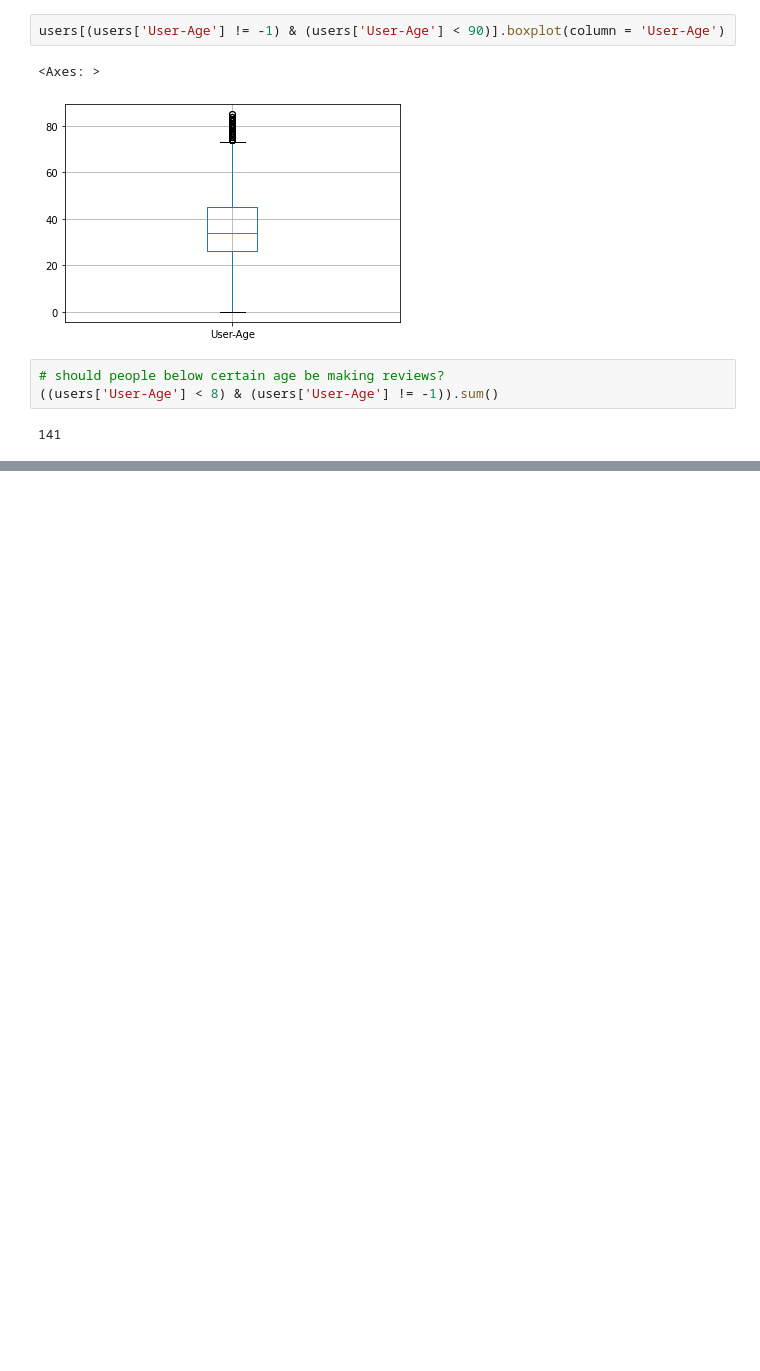
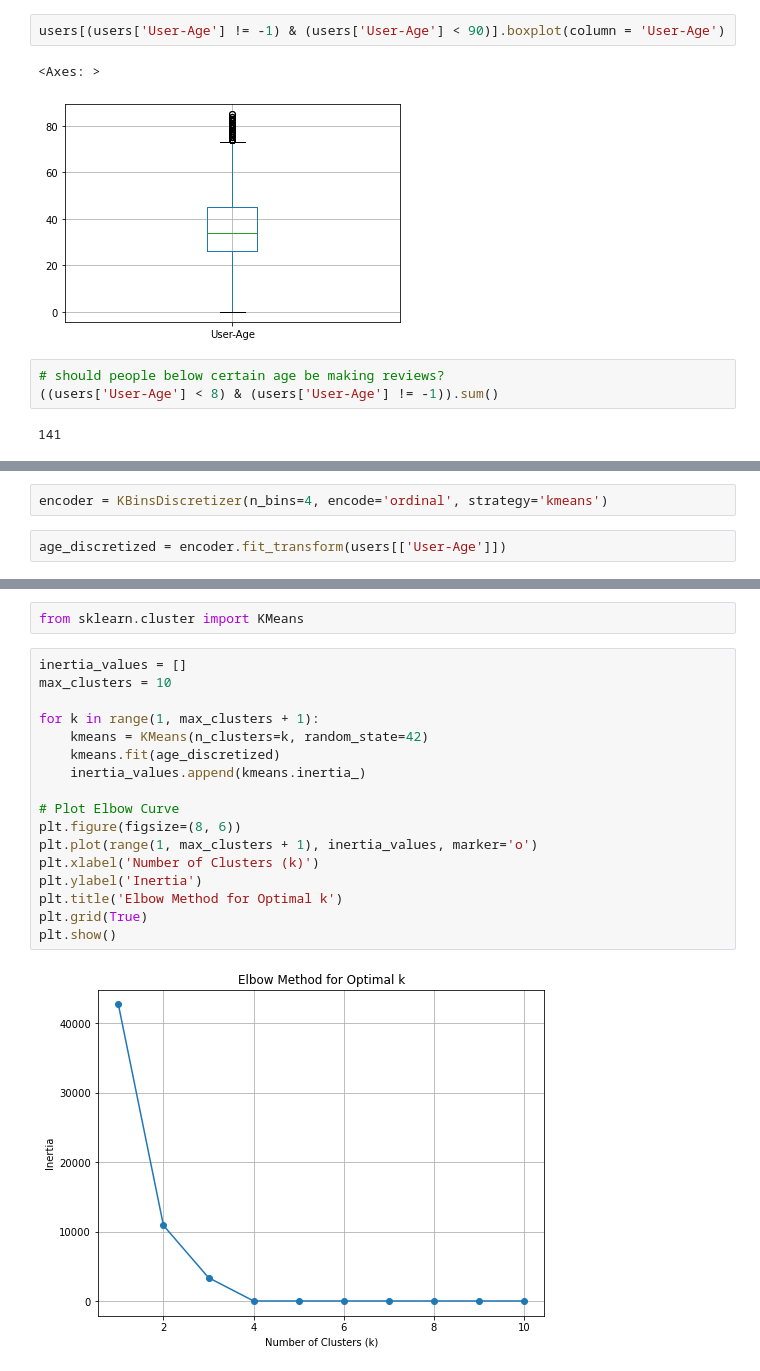
Before and after one commit to caseynator123/EDP_assigment2, a Jupyter notebook: preprocessing/preprocessing_user.ipynb, the cells around one changed output, grey strips where cells are left out. Drawn from its saved outputs; the diff is of its cells as text; blank space fills up the shorter version.

```diff
--- a/preprocessing/preprocessing_user.ipynb
+++ b/preprocessing/preprocessing_user.ipynb
@@ -496,0 +598,4 @@ users[(users['User-Age'] != -1) & (users['User-Age'] < 90)].boxplot(column = 'Us
+# %%
+encoder = KBinsDiscretizer(n_bins=4, encode='ordinal', strategy='kmeans')
+# %%
+age_discretized = encoder.fit_transform(users[['User-Age']])
@@ -496,0 +631,21 @@ users[(users['User-Age'] != -1) & (users['User-Age'] < 90)].boxplot(column = 'Us
+# %%
+from sklearn.cluster import KMeans
+# %%
+inertia_values = []
+max_clusters = 10
+
+for k in range(1, max_clusters + 1):
+    kmeans = KMeans(n_clusters=k, random_state=42)
+    kmeans.fit(age_discretized)
+    inertia_values.append(kmeans.inertia_)
+
+# Plot Elbow Curve
+plt.figure(figsize=(8, 6))
+plt.plot(range(1, max_clusters + 1), inertia_values, marker='o')
+plt.xlabel('Number of Clusters (k)')
+plt.ylabel('Inertia')
+plt.title('Elbow Method for Optimal k')
+plt.grid(True)
+plt.show()
+# %% [output]
+[figure, added]
```
Also changed, not shown: parts of 23 cells of this notebook, 1 other file.
